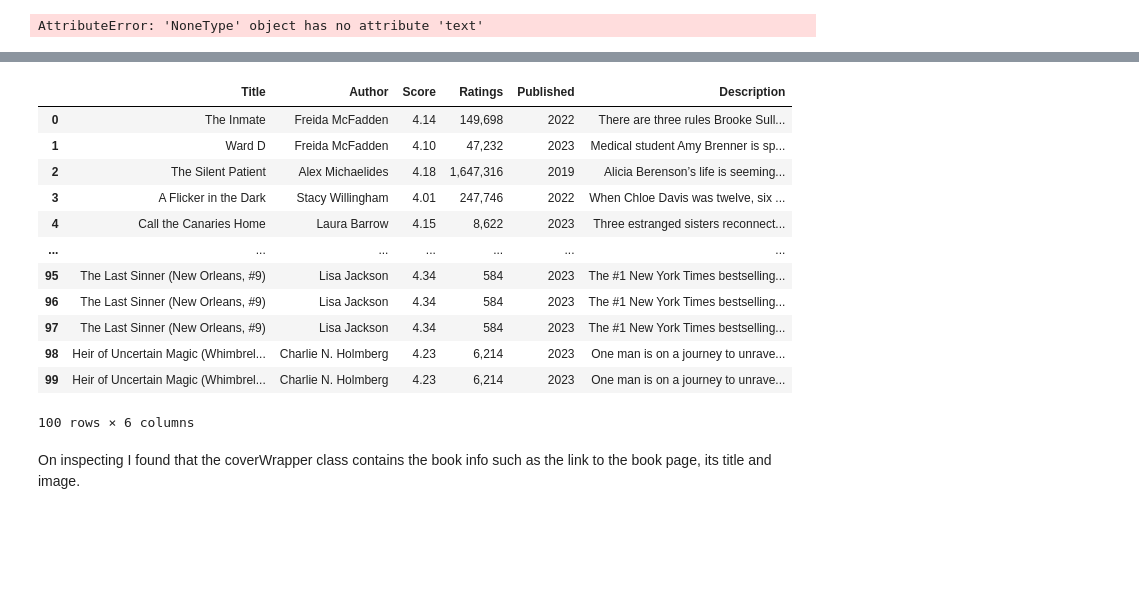
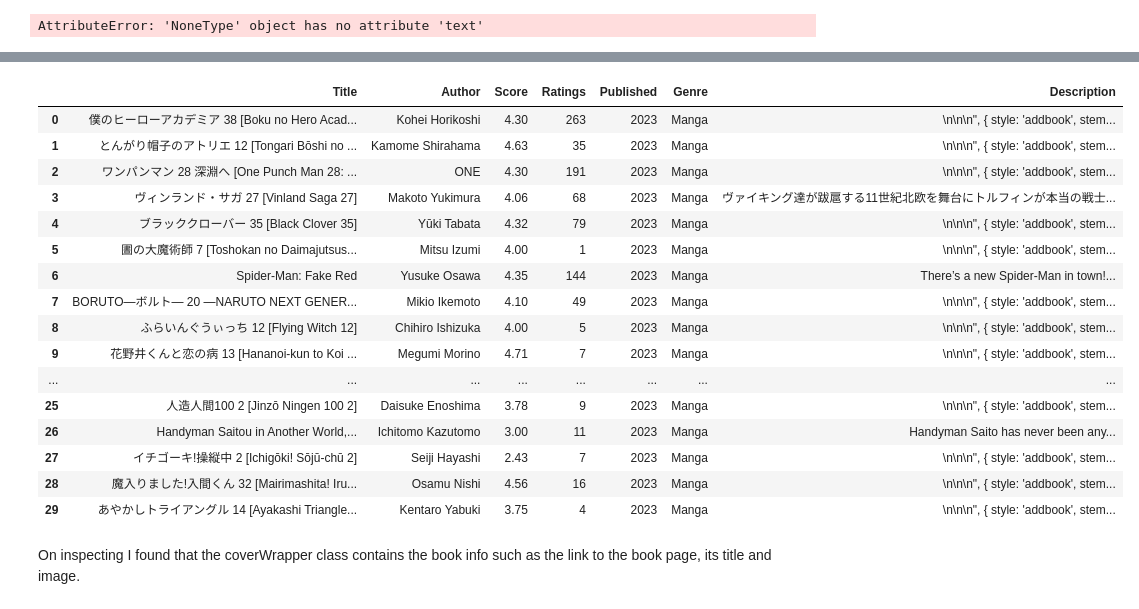
Before and after one commit to nikhil-1e9/web-scraping, a Jupyter notebook: Scraping-Goodreads.ipynb, the cells around one changed output, grey strips where cells are left out. Saved outputs shown, nothing was run; the diff lists cells and outputs as text; code cells hidden in the pictures; blank space fills up the shorter version.

```diff
--- a/Scraping-Goodreads.ipynb
+++ b/Scraping-Goodreads.ipynb
@@ -78,0 +111,10 @@ genre_links_dict
+# %%
+resp = requests.get(pages)
+soup = BeautifulSoup(resp.text, 'html.parser')
+# %%
+l = len(soup.find_all('div', class_='shelfStat'))
+for i in range(l):
+    name, num_books = soup.find_all('div', class_='shelfStat')[i].text.strip().split()[:-1]
+    if len(num_books.split(',')) >= 3:
+        imp_genre.append({'Genre': name, 'Books': num_books})
+print(imp_genre)
@@ -81,5 +143,5 @@ This looks kinda neat.
 # %%
-response = requests.get(genre_links_dict['Biography'])
+response = requests.get(genre_new_release['Christian'])
 print(response.status_code)
 doc = BeautifulSoup(response.text, 'html.parser')
 # %% [output]
@@ -137,8 +199,9 @@ get_books(doc)
 # Extract all books using the extracted html from the page
 def get_books(doc):
     all_books = []
+    books_on_page = len(doc.find_all('div', class_='leftAlignedImage'))
     genre = " ".join(doc.text.split('\n\n\n')[1].split()[:-1])
-    for i in range(100):
+    for i in range(books_on_page):
         try:
             if i == 0:
                 title = doc.find_all('div', class_='leftAlignedImage')[i].find_all('script')[1].text.split('>')[2][:-4]
@@ -163,12 +226,15 @@ def get_books(doc):
                 pub = doc.find_all('div', class_='leftAlignedImage')[i].find_all('script')[1].text.split('>')[23].strip().split()[2][:-2]
                 desc = doc.find_all('div', class_='leftAlignedImage')[i].find_all('script')[1].text.split('>')[28][:-7]
             else:
-                title = doc.find_all('div', class_='leftAlignedImage')[i].script.text.split('>')[2][:-4]
-                author = doc.find_all('div', class_='leftAlignedImage')[i].script.text.split('>')[6][:-4]
-                score = doc.find_all('div', class_='leftAlignedImage')[i].script.text.split('>')[22].strip().split()[0]
-                rating = doc.find_all('div', class_='leftAlignedImage')[i].script.text.split('>')[22].strip().split()[4]
-                pub = doc.find_all('div', class_='leftAlignedImage')[i].script.text.split('>')[23].strip().split()[2][:-2]
-                desc = doc.find_all('div', class_='leftAlignedImage')[i].script.text.split('>')[28][:-7]
+                try:
+                    title = doc.find_all('div', class_='leftAlignedImage')[i].script.text.split('>')[2][:-4]
+                    author = doc.find_all('div', class_='leftAlignedImage')[i].script.text.split('>')[6][:-4]
+                    score = doc.find_all('div', class_='leftAlignedImage')[i].script.text.split('>')[22].strip().split()[0]
+                    rating = doc.find_all('div', class_='leftAlignedImage')[i].script.text.split('>')[22].strip().split()[4]
+                    pub = doc.find_all('div', class_='leftAlignedImage')[i].script.text.split('>')[23].strip().split()[2][:-2]
+                    desc = doc.find_all('div', class_='leftAlignedImage')[i].script.text.split('>')[28][:-7]
+                except:
+                    continue
 
         book_info ={'Title': title,
                     'Author': author,
@@ -177,7 +243,7 @@ def get_books(doc):
                     'Published': pub,
                     'Genre': genre,
                     'Description': desc}
-#         print(i)
+        print(i)
         all_books.append(book_info)
     return all_books
 # %%
@@ -233,4 +339,4 @@ IndexError: list index out of range
 # %%
-mystery_dict = get_books(mystery_doc)
-pd.DataFrame(mystery_dict)
+manga_dict = get_books(doc)
+pd.DataFrame(manga_dict)
 # %% [output]
@@ -237,16 +360,20 @@ pd.DataFrame(mystery_dict)
-|  | Title | Author | Score | Ratings | Published | Description |
-| 0 | The Inmate | Freida McFadden | 4.14 | 149,698 | 2022 | There are three rules Brooke Sull... |
-| 1 | Ward D | Freida McFadden | 4.10 | 47,232 | 2023 | Medical student Amy Brenner is sp... |
-| 2 | The Silent Patient | Alex Michaelides | 4.18 | 1,647,316 | 2019 | Alicia Berenson’s life is seeming... |
-| 3 | A Flicker in the Dark | Stacy Willingham | 4.01 | 247,746 | 2022 | When Chloe Davis was twelve, six ... |
-| 4 | Call the Canaries Home | Laura Barrow | 4.15 | 8,622 | 2023 | Three estranged sisters reconnect... |
-| ... | ... | ... | ... | ... | ... | ... |
-| 95 | The Last Sinner (New Orleans, #9) | Lisa Jackson | 4.34 | 584 | 2023 | The #1 New York Times bestselling... |
-| 96 | The Last Sinner (New Orleans, #9) | Lisa Jackson | 4.34 | 584 | 2023 | The #1 New York Times bestselling... |
-| 97 | The Last Sinner (New Orleans, #9) | Lisa Jackson | 4.34 | 584 | 2023 | The #1 New York Times bestselling... |
-| 98 | Heir of Uncertain Magic (Whimbrel... | Charlie N. Holmberg | 4.23 | 6,214 | 2023 | One man is on a journey to unrave... |
-| 99 | Heir of Uncertain Magic (Whimbrel... | Charlie N. Holmberg | 4.23 | 6,214 | 2023 | One man is on a journey to unrave... |
+|  | Title | Author | Score | Ratings | Published | Genre | Description |
+| 0 | 僕のヒーローアカデミア 38 [Boku no Hero Acad... | Kohei Horikoshi | 4.30 | 263 | 2023 | Manga | \n\n\n", { style: 'addbook', stem... |
+| 1 | とんがり帽子のアトリエ 12 [Tongari Bōshi no ... | Kamome Shirahama | 4.63 | 35 | 2023 | Manga | \n\n\n", { style: 'addbook', stem... |
+| 2 | ワンパンマン 28 深淵へ [One Punch Man 28: ... | ONE | 4.30 | 191 | 2023 | Manga | \n\n\n", { style: 'addbook', stem... |
+| 3 | ヴィンランド・サガ 27 [Vinland Saga 27] | Makoto Yukimura | 4.06 | 68 | 2023 | Manga | ヴァイキング達が跋扈する11世紀北欧を舞台にトルフィンが本当の戦士... |
+| 4 | ブラッククローバー 35 [Black Clover 35] | Yūki Tabata | 4.32 | 79 | 2023 | Manga | \n\n\n", { style: 'addbook', stem... |
+| 5 | 圕の大魔術師 7 [Toshokan no Daimajutsus... | Mitsu Izumi | 4.00 | 1 | 2023 | Manga | \n\n\n", { style: 'addbook', stem... |
+| 6 | Spider-Man: Fake Red | Yusuke Osawa | 4.35 | 144 | 2023 | Manga | There’s a new Spider-Man in town!... |
+| 7 | BORUTO―ボルト― 20 ―NARUTO NEXT GENER... | Mikio Ikemoto | 4.10 | 49 | 2023 | Manga | \n\n\n", { style: 'addbook', stem... |
+| 8 | ふらいんぐうぃっち 12 [Flying Witch 12] | Chihiro Ishizuka | 4.00 | 5 | 2023 | Manga | \n\n\n", { style: 'addbook', stem... |
+| 9 | 花野井くんと恋の病 13 [Hananoi-kun to Koi ... | Megumi Morino | 4.71 | 7 | 2023 | Manga | \n\n\n", { style: 'addbook', stem... |
+| ... | ... | ... | ... | ... | ... | ... | ... |
+| 25 | 人造人間100 2 [Jinzō Ningen 100 2] | Daisuke Enoshima | 3.78 | 9 | 2023 | Manga | \n\n\n", { style: 'addbook', stem... |
+| 26 | Handyman Saitou in Another World,... | Ichitomo Kazutomo | 3.00 | 11 | 2023 | Manga | Handyman Saito has never been any... |
+| 27 | イチゴーキ!操縦中 2 [Ichigōki! Sōjū-chū 2] | Seiji Hayashi | 2.43 | 7 | 2023 | Manga | \n\n\n", { style: 'addbook', stem... |
+| 28 | 魔入りました!入間くん 32 [Mairimashita! Iru... | Osamu Nishi | 4.56 | 16 | 2023 | Manga | \n\n\n", { style: 'addbook', stem... |
+| 29 | あやかしトライアングル 14 [Ayakashi Triangle... | Kentaro Yabuki | 3.75 | 4 | 2023 | Manga | \n\n\n", { style: 'addbook', stem... |
-100 rows × 6 columns
 # %% [markdown]
 On inspecting I found that the coverWrapper class contains the book info such as the link to the book page, its title and image.
 # %%
```
Also changed, not shown: parts of 20 cells of this notebook.
